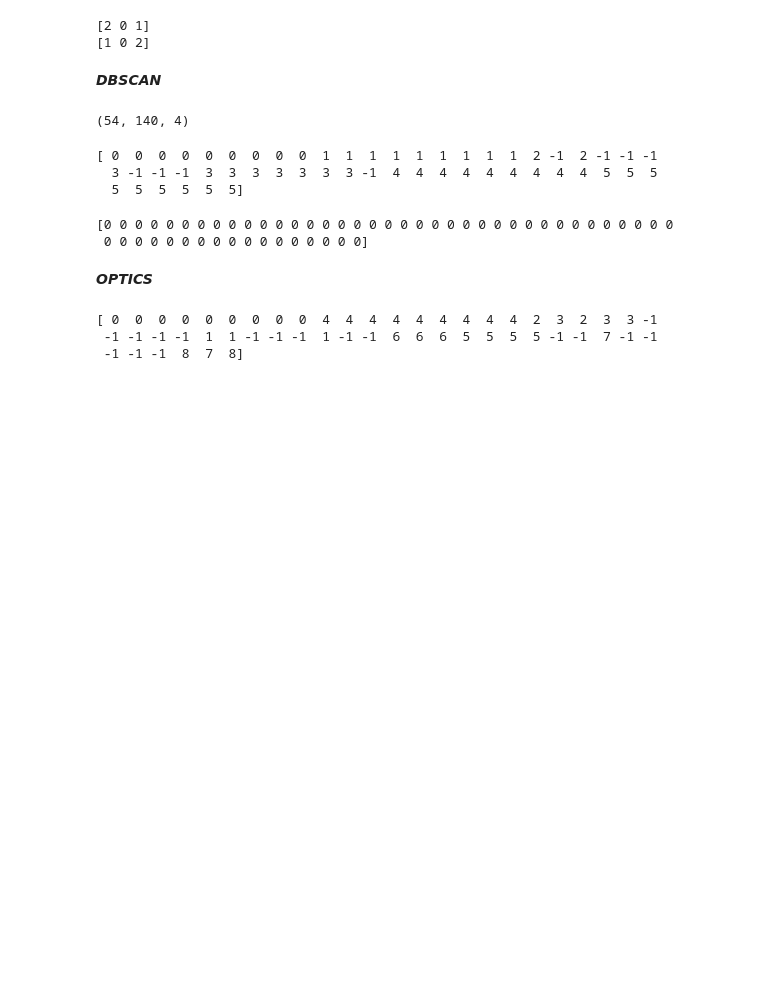
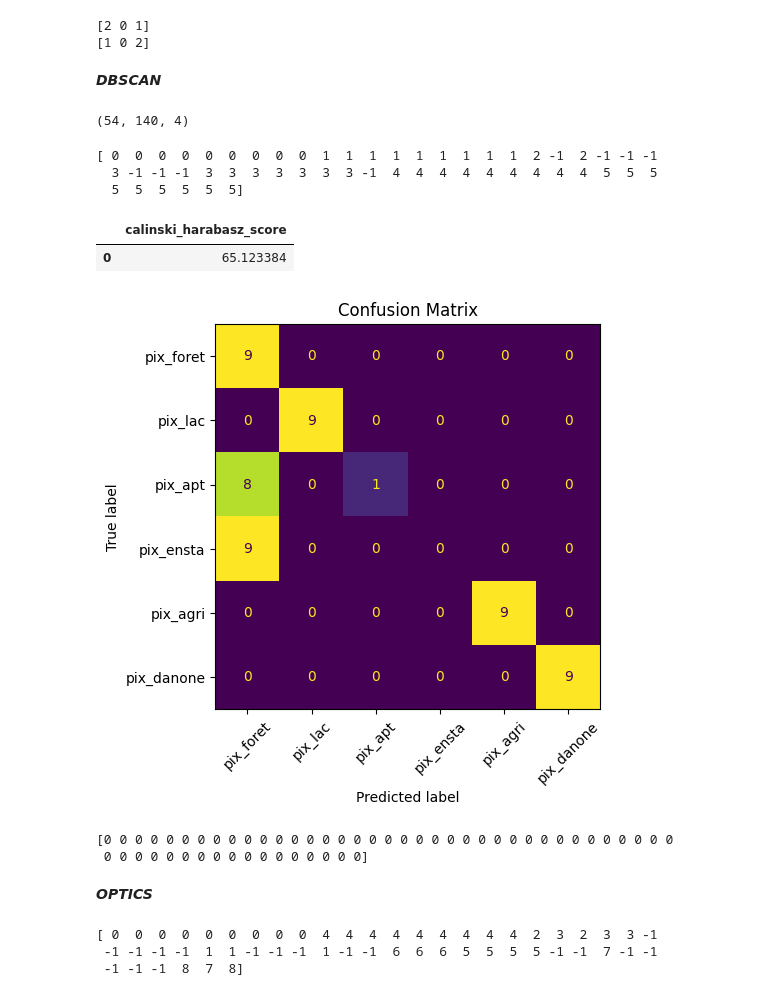
Before and after one commit to Projet-fil-rouge-IODAA/FilRouge_territoires, a Jupyter notebook: scripts/scripts_python/dtw_clustering_nada.ipynb, the cells around one changed output. Cells and saved outputs as stored; diff of their text form; code cells hidden in the pictures; blank space fills up the shorter version.

```diff
--- a/scripts/scripts_python/dtw_clustering_nada.ipynb
+++ b/scripts/scripts_python/dtw_clustering_nada.ipynb
@@ -30,6 +103,8 @@ print("Nombre de bandes pour chaque pixel:",data.shape[2])
 Nombre de pixels dans chaque image: 3
 Nombre d'images: 4
 Nombre de bandes pour chaque pixel: 4
+# %%
+data = matrice
 # %%
 #mesure de similarité dtw entre deux séries temporelles. x = un pixel sur un intervalle de temps
 def dtw_euclidien(x, x_prime):
@@ -77,14 +152,6 @@ fastdtw cosine: 0.058541321945169145
 # %% [markdown]
 Ici la fonction matrice prend en entrée une liste de séries temporelles, et fait une matrice de similarité en donnant la distance dtw entre chaque paire de séries temporelles.
 Peut être pratique pour faire du clustering.
-# %%
-def matrice_dtw(X, distance):
-  N=len(X) #nb de pixels dans une image, = nb de séries temporelles qu'on a. chaque série = T vecteurs de 4 bandes
-  R=np.zeros((N,N))
-  for i in range(N):
-    for j in range(N):
-        R[i,j]= dtw.fastdtw(X[i],X[j],dist=distance)[0]
-  return R
 # %%
 def matrice_dtw(X, distance):
   N=len(X) #nb de pixels dans une image, = nb de séries temporelles qu'on a. chaque série = T vecteurs de 4 bandes
@@ -200,6 +265,15 @@ print(labels_dbscan_euc)
 [ 0  0  0  0  0  0  0  0  0  1  1  1  1  1  1  1  1  1  2 -1  2 -1 -1 -1
   3 -1 -1 -1  3  3  3  3  3  3  3 -1  4  4  4  4  4  4  4  4  4  5  5  5
   5  5  5  5  5  5]
+# %%
+evaluator = evaluator_de_experiences(labels_dbscan_euc, pixels_de_interet, dic_de_pixels, data.mean(axis=2))
+evaluator.confusion_matrix()
+evaluator.metrics_classif()
+evaluator.metrics_clustering()
+# %% [output]
+|  | calinski_harabasz_score |
+| 0 | 65.123384 |
+[figure, added]
 # %%
 #matrice de similarité
 clustering_dbscan_cos = DBSCAN(eps=50000, min_samples=2, metric='precomputed').fit(matrice_dtw(data, distance=cosine))
```
Also changed, not shown: parts of 8 cells of this notebook.
